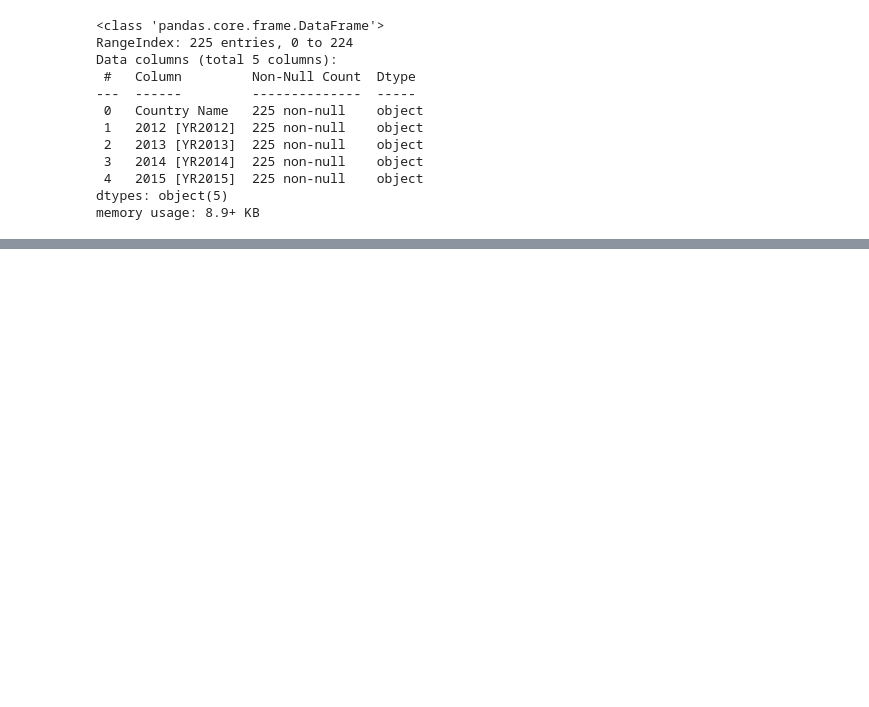
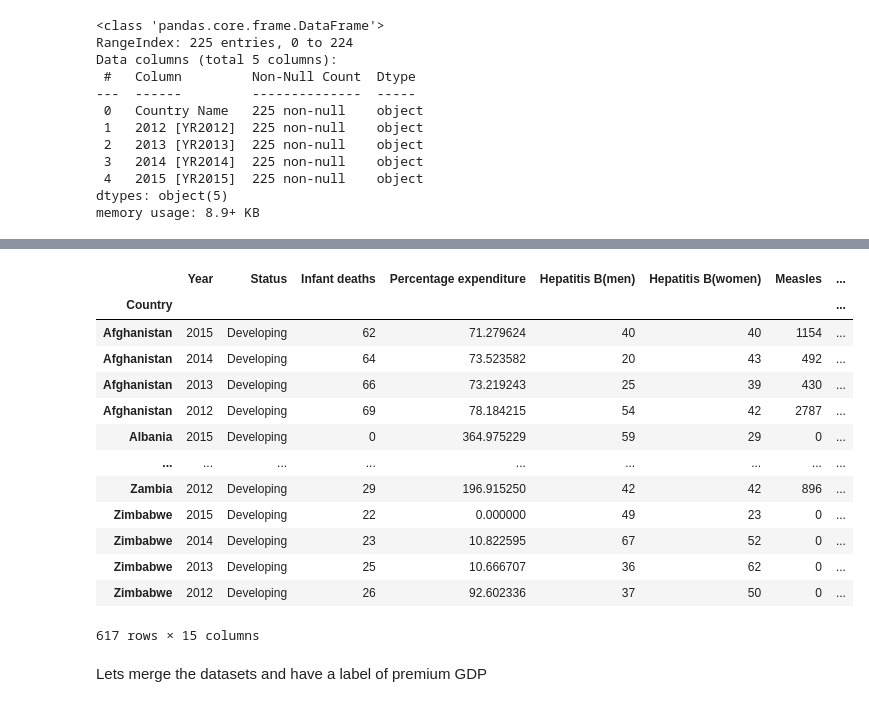
Before and after one commit to DaWaildHorse/Capstone_Project, a Jupyter notebook: Model.ipynb, the cells around one changed output, grey strips where cells are left out. Cells and saved outputs as stored; diff of their text form; code cells hidden in the pictures; blank space fills up the shorter version.

```diff
--- a/Model.ipynb
+++ b/Model.ipynb
@@ -71,0 +377,21 @@ mortality_df = mortality_df[(mortality_df["Year"] >= 2012) & (mortality_df["Year
+# %%
+mortality_df_clean = mortality_df_clean.drop(["Alcohol", "BMI" , "Total expenditure" , "Population", "thinness  1-19 years" , "thinness 5-9 years" , "Income composition of resources"], axis=1)
+# %%
+mortality_df_clean
+# %% [output]
+|  | Year | Status | Infant deaths | Percentage expenditure | Hepatitis B(men) | Hepatitis B(women) | Measles | ... |
+| Country |  |  |  |  |  |  |  | ... |
+| Afghanistan | 2015 | Developing | 62 | 71.279624 | 40 | 40 | 1154 | ... |
+| Afghanistan | 2014 | Developing | 64 | 73.523582 | 20 | 43 | 492 | ... |
+| Afghanistan | 2013 | Developing | 66 | 73.219243 | 25 | 39 | 430 | ... |
+| Afghanistan | 2012 | Developing | 69 | 78.184215 | 54 | 42 | 2787 | ... |
+| Albania | 2015 | Developing | 0 | 364.975229 | 59 | 29 | 0 | ... |
+| ... | ... | ... | ... | ... | ... | ... | ... | ... |
+| Zambia | 2012 | Developing | 29 | 196.915250 | 42 | 42 | 896 | ... |
+| Zimbabwe | 2015 | Developing | 22 | 0.000000 | 49 | 23 | 0 | ... |
+| Zimbabwe | 2014 | Developing | 23 | 10.822595 | 67 | 52 | 0 | ... |
+| Zimbabwe | 2013 | Developing | 25 | 10.666707 | 36 | 62 | 0 | ... |
+| Zimbabwe | 2012 | Developing | 26 | 92.602336 | 37 | 50 | 0 | ... |
+617 rows × 15 columns
+# %% [markdown]
+Lets merge the datasets and have a label of premium GDP
```
Also changed, not shown: parts of 25 cells of this notebook.
